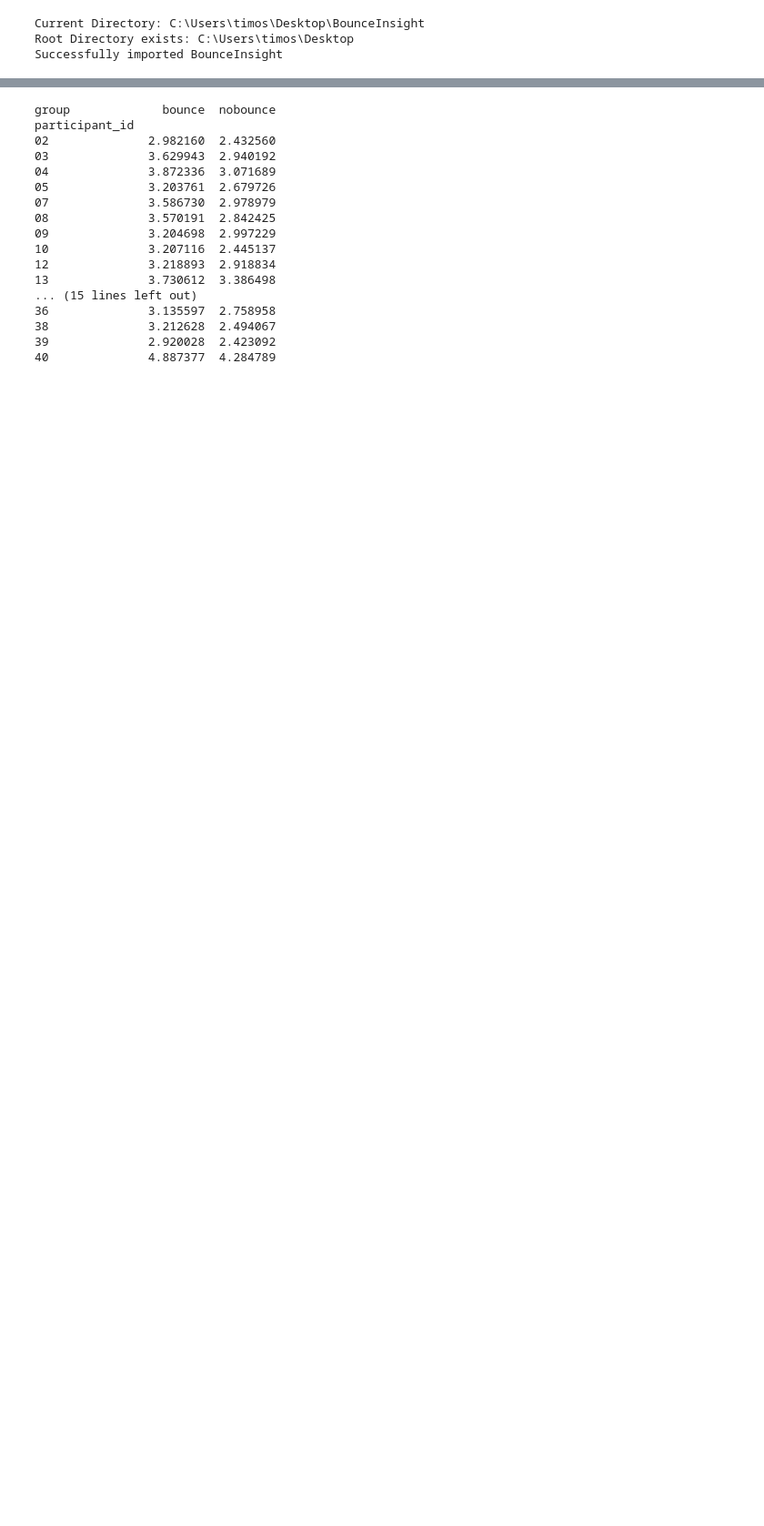
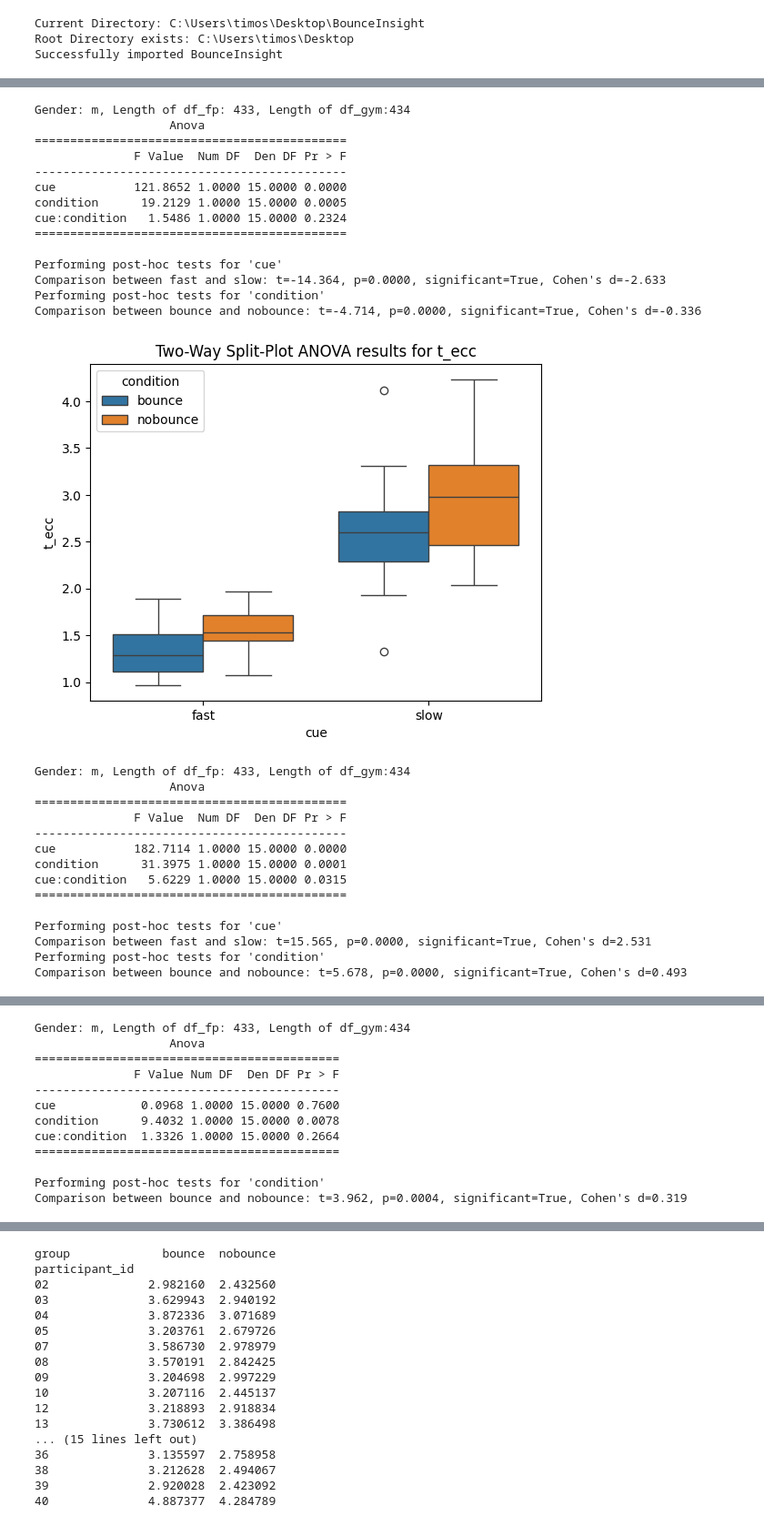
Before and after one commit to loieboi/BounceInsight, a Jupyter notebook: stat.ipynb, the cells around one changed output, grey strips where cells are left out. Shown at 91% size. Saved outputs shown, nothing was run; the diff lists cells and outputs as text; code cells hidden in the pictures; blank space fills up the shorter version.

```diff
--- a/stat.ipynb
+++ b/stat.ipynb
@@ -182,0 +451,35 @@ Comparison between bounce and nobounce: t=-8.013, p=0.0000, significant=True, Co
+# %%
+insight.run_statistics(analysis_type='anova', metric='t_ecc', df_type='fp', gender = 'm')
+insight.run_statistics(analysis_type='anova', metric='V_mean_ecc', df_type='gym', gender = 'm')
+insight.run_statistics(analysis_type='anova', metric='lD_m', df_type='gym', gender = 'm')
+insight.run_statistics(analysis_type='anova', metric='tpV', df_type='gym', gender = 'm')
+# %% [output]
+Gender: m, Length of df_fp: 433, Length of df_gym:434
+                   Anova
+============================================
+              F Value  Num DF  Den DF Pr > F
+--------------------------------------------
+cue           121.8652 1.0000 15.0000 0.0000
+condition      19.2129 1.0000 15.0000 0.0005
+cue:condition   1.5486 1.0000 15.0000 0.2324
+============================================
+
+Performing post-hoc tests for 'cue'
+Comparison between fast and slow: t=-14.364, p=0.0000, significant=True, Cohen's d=-2.633
+Performing post-hoc tests for 'condition'
+Comparison between bounce and nobounce: t=-4.714, p=0.0000, significant=True, Cohen's d=-0.336
+[figure, added]
+Gender: m, Length of df_fp: 433, Length of df_gym:434
+                   Anova
+============================================
+              F Value  Num DF  Den DF Pr > F
+--------------------------------------------
+cue           182.7114 1.0000 15.0000 0.0000
+condition      31.3975 1.0000 15.0000 0.0001
+cue:condition   5.6229 1.0000 15.0000 0.0315
+============================================
+
+Performing post-hoc tests for 'cue'
+Comparison between fast and slow: t=15.565, p=0.0000, significant=True, Cohen's d=2.531
+Performing post-hoc tests for 'condition'
+Comparison between bounce and nobounce: t=5.678, p=0.0000, significant=True, Cohen's d=0.493
@@ -182,0 +487,12 @@ Comparison between bounce and nobounce: t=-8.013, p=0.0000, significant=True, Co
+Gender: m, Length of df_fp: 433, Length of df_gym:434
+                   Anova
+===========================================
+              F Value Num DF  Den DF Pr > F
+-------------------------------------------
+cue            0.0968 1.0000 15.0000 0.7600
+condition      9.4032 1.0000 15.0000 0.0078
+cue:condition  1.3326 1.0000 15.0000 0.2664
+===========================================
+
+Performing post-hoc tests for 'condition'
+Comparison between bounce and nobounce: t=3.962, p=0.0004, significant=True, Cohen's d=0.319
```
Also changed, not shown: parts of 12 cells of this notebook, 1 other file.
